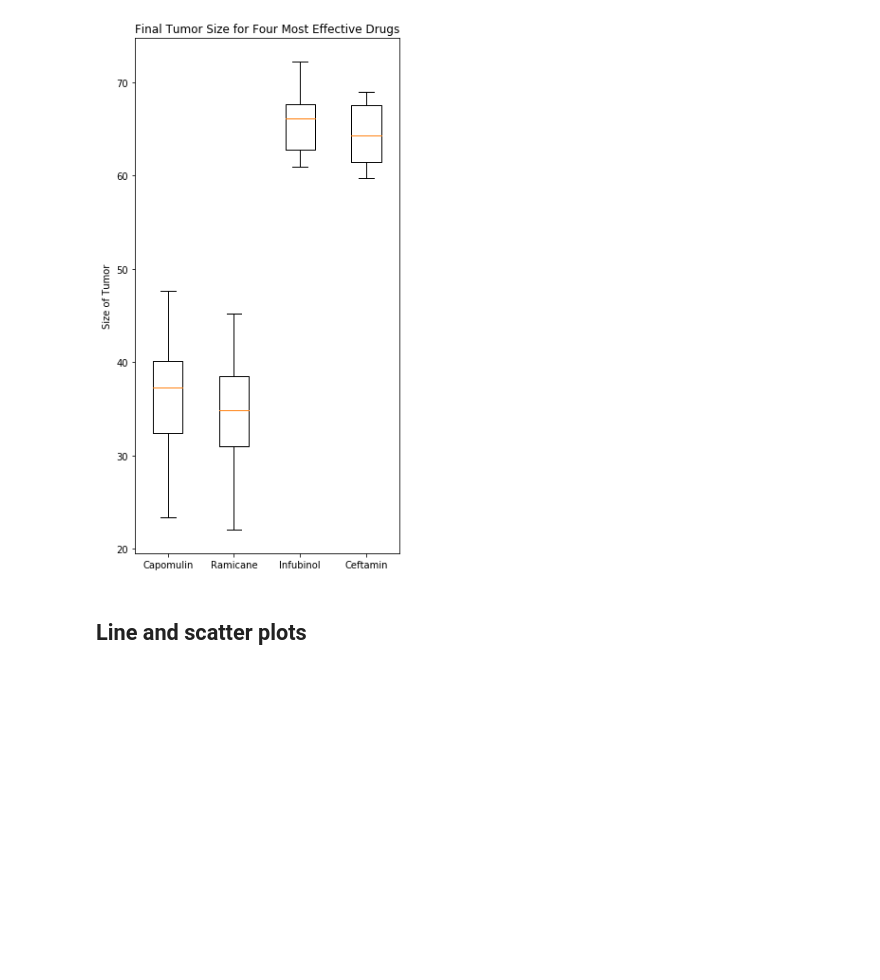
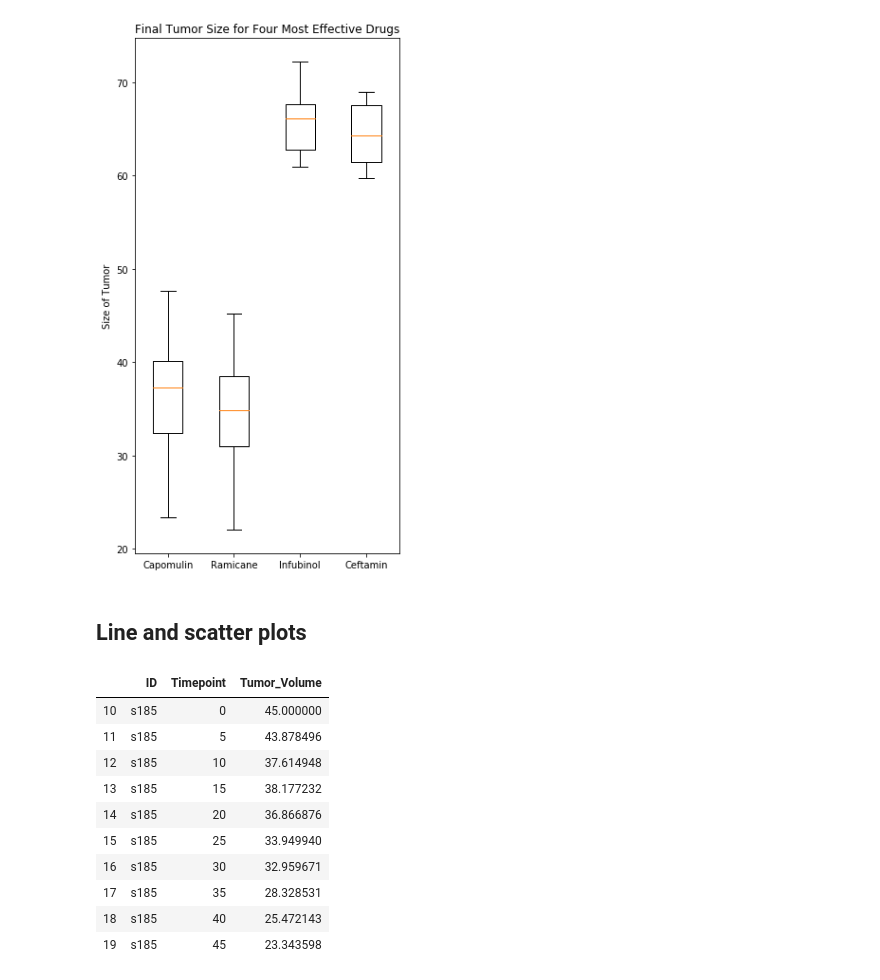
Before and after one commit to alecslaney/matplotlib_hw, a Jupyter notebook: Pymaceuticals/pymaceuticals_notebook.ipynb, the cells around one changed output. Saved outputs shown, nothing was run; the diff lists cells and outputs as text; code cells hidden in the pictures; blank space fills up the shorter version.

```diff
--- a/Pymaceuticals/pymaceuticals_notebook.ipynb
+++ b/Pymaceuticals/pymaceuticals_notebook.ipynb
@@ -173,5 +167,22 @@ plt.show()
 [figure]
 # %% [markdown]
 ## Line and scatter plots
+# %%
+# Mouse with ID #S185 is a mouse that has gone through full treatment with Capomulin
+capomulin_df = completed_df.loc[completed_df.Drug == "Capomulin", ['ID', 'Timepoint', 'Tumor_Volume']]
+s185_df = capomulin_df.head(10)
+s185_df
+# %% [output]
+|  | ID | Timepoint | Tumor_Volume |
+| 10 | s185 | 0 | 45.000000 |
+| 11 | s185 | 5 | 43.878496 |
+| 12 | s185 | 10 | 37.614948 |
+| 13 | s185 | 15 | 38.177232 |
+| 14 | s185 | 20 | 36.866876 |
+| 15 | s185 | 25 | 33.949940 |
+| 16 | s185 | 30 | 32.959671 |
+| 17 | s185 | 35 | 28.328531 |
+| 18 | s185 | 40 | 25.472143 |
+| 19 | s185 | 45 | 23.343598 |
 # %%
 # Generate a line plot of time point versus tumor volume for a mouse treated with Capomulin
```
Also changed, not shown: parts of 9 cells of this notebook, 1 other file.
